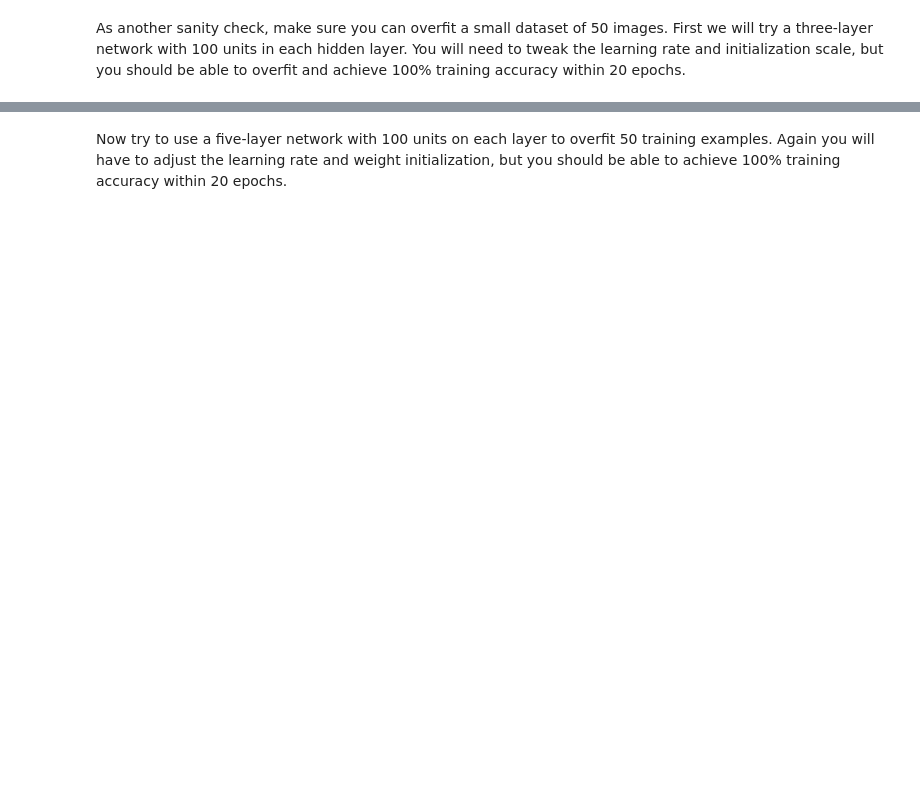
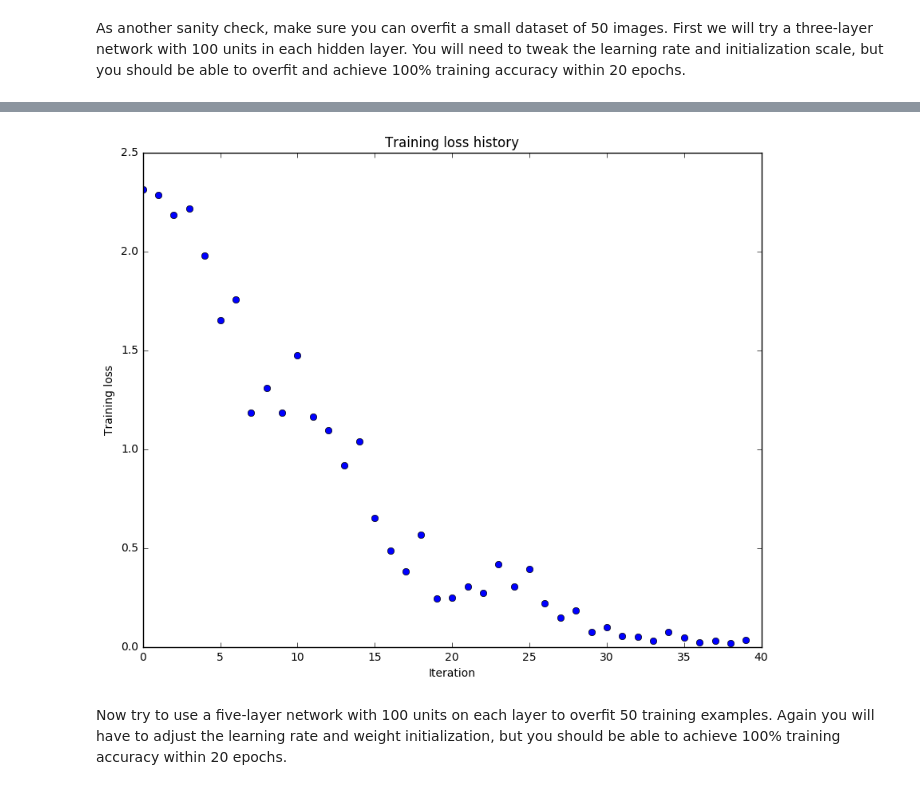
Before and after one commit to mindoool/cs231n, a Jupyter notebook: assignment2/FullyConnectedNets.ipynb, the cells around one changed output, grey strips where cells are left out. Cells and saved outputs as stored; diff of their text form; code cells hidden in the pictures; blank space fills up the shorter version.

```diff
--- a/assignment2/FullyConnectedNets.ipynb
+++ b/assignment2/FullyConnectedNets.ipynb
@@ -432,7 +444,7 @@ small_data = {
 }
 
 weight_scale = 1e-2
-learning_rate = 1e-4
+learning_rate = 1e-2
 model = FullyConnectedNet([100, 100],
               weight_scale=weight_scale, dtype=np.float64)
 solver = Solver(model, small_data,
@@ -449,3 +461,4 @@ plt.title('Training loss history')
 plt.xlabel('Iteration')
 plt.ylabel('Training loss')
 plt.show()
+# %% [output]
@@ -452,3 +482,4 @@ plt.show()
+[figure, added]
 # %% [markdown]
 Now try to use a five-layer network with 100 units on each layer to overfit 50 training examples. Again you will have to adjust the learning rate and weight initialization, but you should be able to achieve 100% training accuracy within 20 epochs.
 # %%
```
Also changed, not shown: parts of 10 cells of this notebook, 2 other files.
